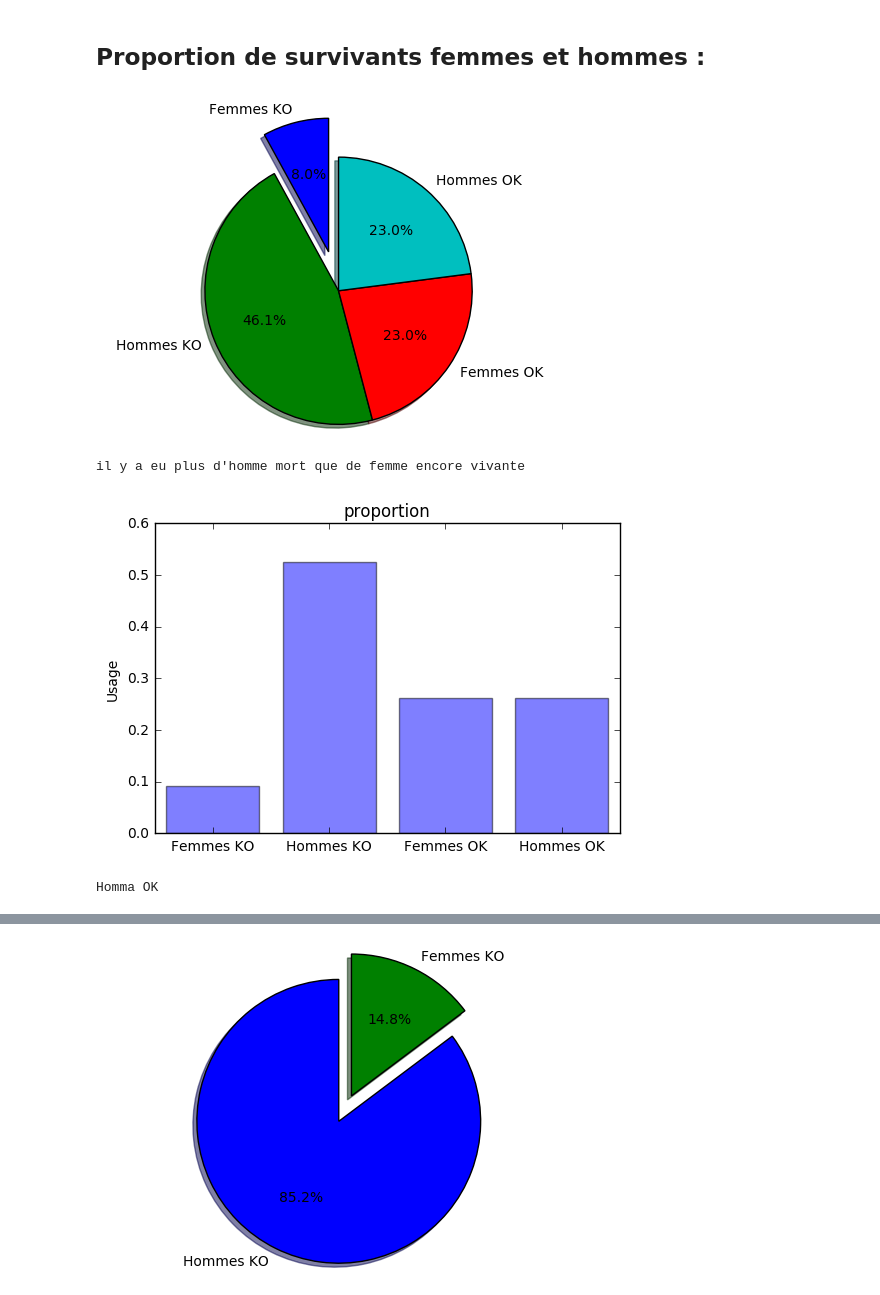
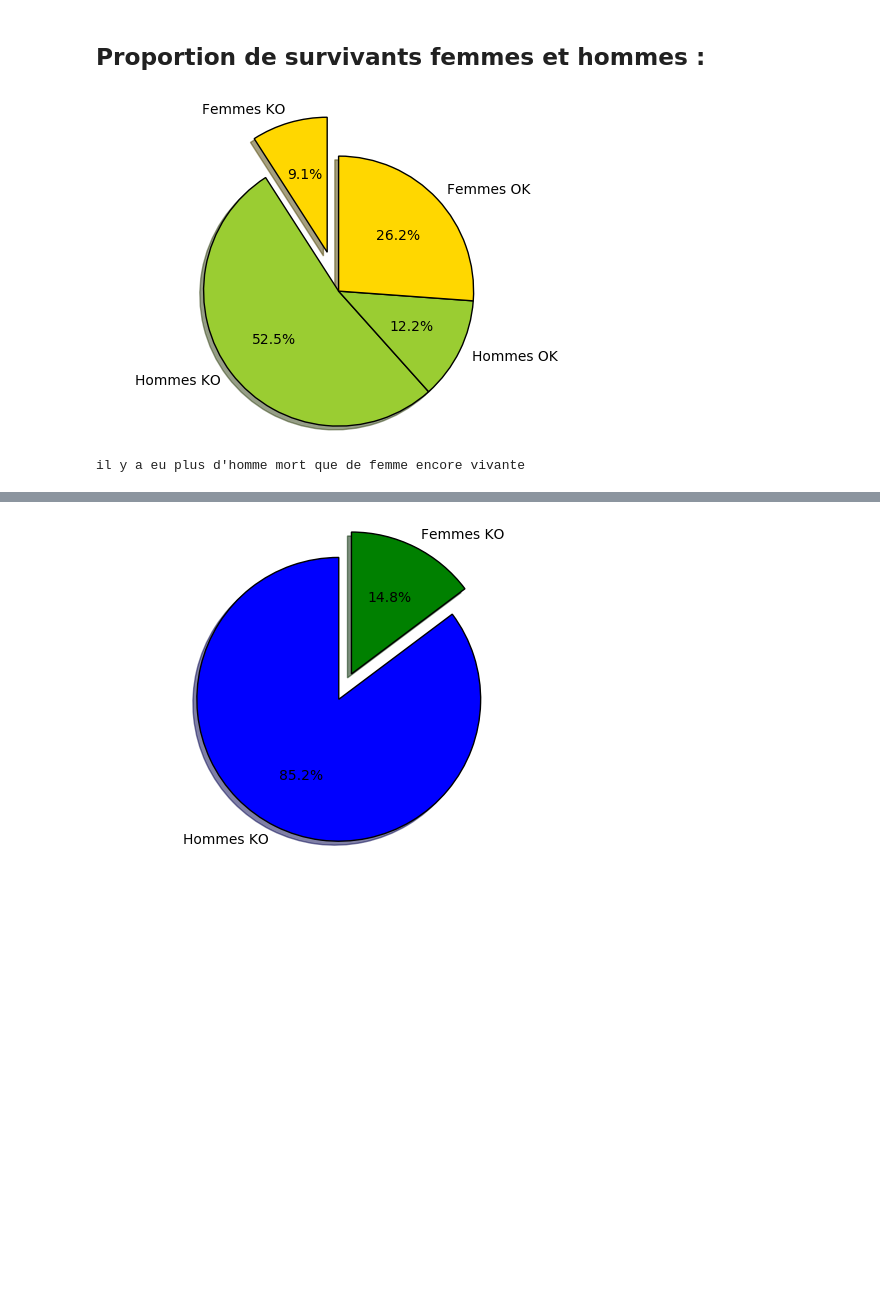
Before and after one commit to willynov/2016-2017, a Jupyter notebook: P1/P1_William_GALBY.ipynb, the cells around one changed output, grey strips where cells are left out. Drawn from its saved outputs; the diff is of its cells as text; code cells hidden in the pictures; blank space fills up the shorter version.

```diff
--- a/P1/P1_William_GALBY.ipynb
+++ b/P1/P1_William_GALBY.ipynb
@@ -71,49 +71,36 @@ tt = pd.read_csv('train.csv', header=0)
 sexF = tt["Sex"] == "female"
 sexH = tt["Sex"] == "male"
 
 nbF = len(tt[sexF])
 nbH = len(tt[sexH])
 
 #KO -> Morts
 survKO = tt["Survived"] == 0
 FKO = tt[ sexF & survKO ]
 HKO = tt[ sexH & survKO ]
 nbFKO = len(FKO)
 nbHKO = len(HKO)
 proportionHKO = float(nbHKO)/ float(nbH+nbF)
 proportionFKO = float(nbFKO)/ float(nbH+nbF)
 #OK -> survivants
 survOK = tt["Survived"] == 1
 HOK = tt [ sexH & survOK ]
 FOK = tt [ sexF & survOK ]
 nbFOK = len(FOK)
 nbHOK = len(HOK)
 proportionHOK = float(nbHOK)/ float(nbH+nbF)
 proportionFOK = float(nbFOK)/ float(nbH+nbF)
 
-name = ['Femmes KO', 'Hommes KO', 'Femmes OK', 'Hommes OK']
-data = [ proportionFKO, proportionHKO, proportionFOK, proportionFOK]
+name = ['Femmes KO', 'Hommes KO', 'Hommes OK', 'Femmes OK']
+data = [ proportionFKO, proportionHKO, proportionHOK, proportionFOK]
+colors = ['gold', 'yellowgreen', 'yellowgreen', 'gold']
 
 explode=(0.3, 0, 0,0)
-plt.pie(data, explode=explode, labels=name, autopct='%1.1f%%', startangle=90, shadow=True)
+plt.pie(data, explode=explode, labels=name, colors=colors, autopct='%1.1f%%', startangle=90, shadow=True)
 plt.axis('equal')
 plt.show()
 
 print 'il y a eu plus d\'homme mort que de femme encore vivante'
-
-objects = ('Femmes KO', 'Hommes KO', 'Femmes OK', 'Hommes OK')
-y_pos = np.arange(len(objects))
-performance = [ proportionFKO, proportionHKO, proportionFOK, proportionFOK]
-
-plt.bar(y_pos, performance, align='center', alpha=0.5)
-plt.xticks(y_pos, objects)
-plt.ylabel('Usage')
-plt.title('proportion')
-plt.show()
-
-print 'Homma OK'
 # %% [output]
-[figure, old version]
+[figure, new version]
 il y a eu plus d'homme mort que de femme encore vivante
-[figure, removed]
-Homma OK
```
Also changed, not shown: parts of 3 cells of this notebook.
